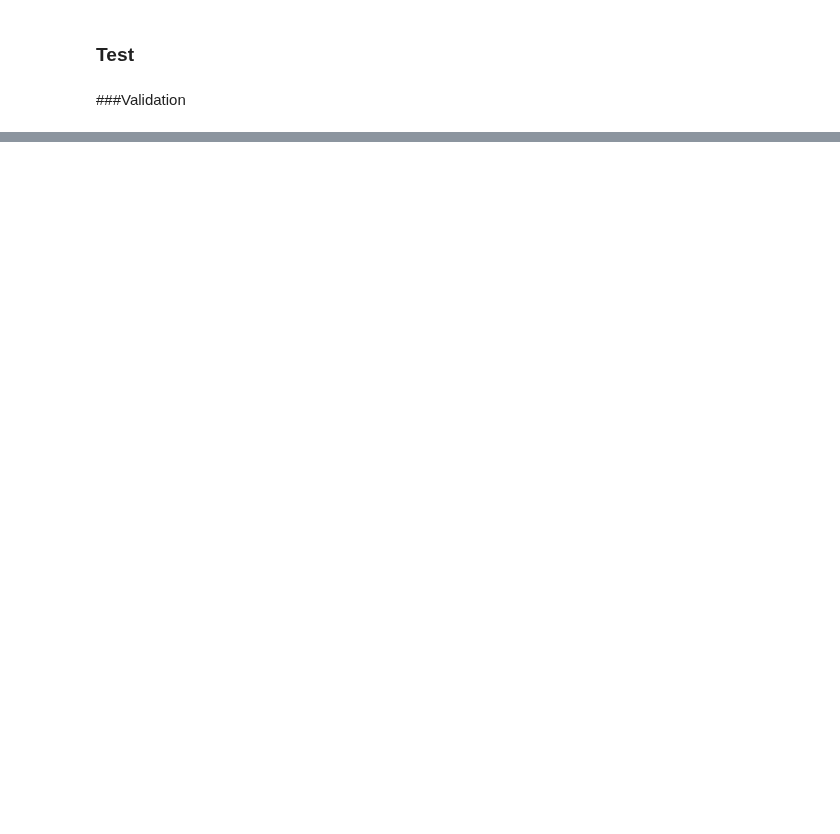
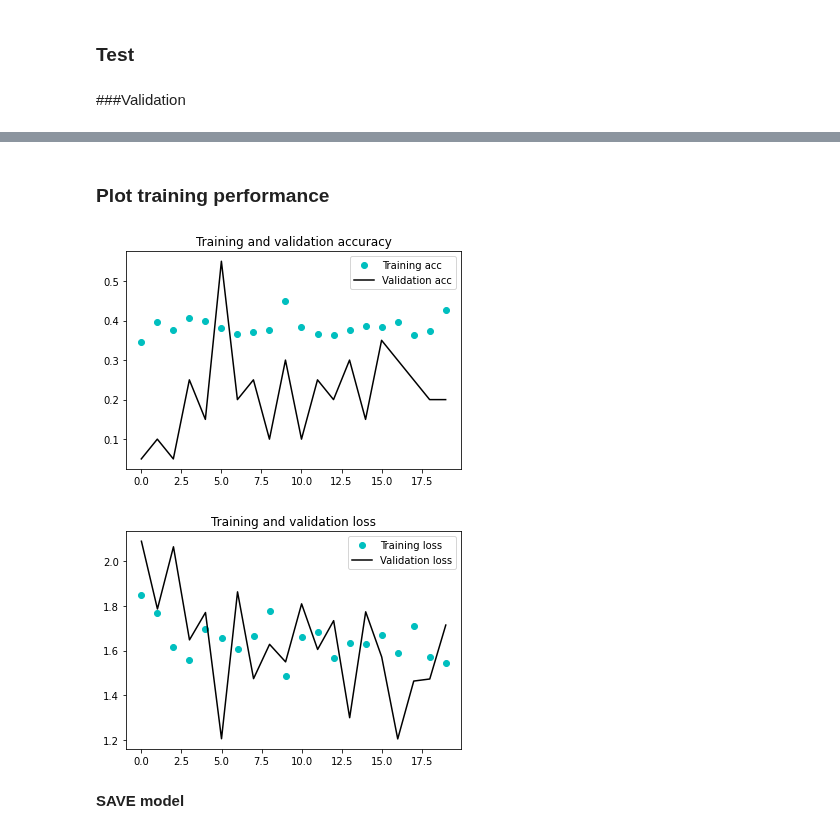
Before and after one commit to kittikhun62/efficientnet_keras_transfer_learning, a Jupyter notebook: new_data_train.ipynb, the cells around one changed output, grey strips where cells are left out. Saved outputs shown, nothing was run; the diff lists cells and outputs as text; code cells hidden in the pictures; blank space fills up the shorter version.

Commit message:
test 20 epoch

```diff
--- a/new_data_train.ipynb
+++ b/new_data_train.ipynb
@@ -202,0 +250,7 @@ print('total test 3 images:', len(os.listdir(test_3_dir)),'\n')
+# %%
+# loading pretrained conv base model
+# โหลดโมเดล มาโดยตัด output ของโมเดลออก เเต่ยังใช้ input อันเดิม
+# เเละโหลด weight ของโมเดล มาด้วยที่ชื่อว่า imagenet
+#EfficientNet สร้างขึ้นสำหรับการจำแนกประเภท ImageNet ประกอบด้วยป้ายกำกับคลาส 1,000 รายการ เรามีเพียง 2 เลเยอร์เท่านั้น ซึ่งหมายความว่าเลเยอร์สองสามเลเยอร์สุดท้ายสำหรับการจำแนกไม่มีประโยชน์สำหรับเรา สามารถยกเว้นได้ขณะโหลดโมเดลโดยระบุอาร์กิวเมนต์ include_top เป็น False และนำไปใช้กับโมเดล ImageNet อื่นๆ ที่มีอยู่ในแอปพลิเคชัน Keras เช่นกัน
+
+conv_base = Net(weights='imagenet', include_top=False, input_shape=input_shape)
@@ -202,0 +368,13 @@ print('total test 3 images:', len(os.listdir(test_3_dir)),'\n')
+# %%
+model.compile(loss='categorical_crossentropy',
+              optimizer=optimizers.RMSprop(lr=2e-5),
+              metrics=['acc'])
+history = model.fit_generator(
+      train_generator,
+      steps_per_epoch= NUM_TRAIN //batch_size,
+      epochs=epochs,
+      validation_data=validation_generator,
+      validation_steps= NUM_TEST //batch_size,
+      verbose=1,
+      use_multiprocessing=True,
+      workers=4)
@@ -202,0 +419,28 @@ print('total test 3 images:', len(os.listdir(test_3_dir)),'\n')
+# %% [markdown]
+### Plot training performance
+# %%
+acc = history.history['acc']
+val_acc = history.history['val_acc']
+loss = history.history['loss']
+val_loss = history.history['val_loss']
+
+epochs_x = range(len(acc))
+
+plt.plot(epochs_x, acc, 'co', label='Training acc')
+plt.plot(epochs_x, val_acc, 'k', label='Validation acc')
+plt.title('Training and validation accuracy')
+plt.legend()
+
+plt.figure()
+
+plt.plot(epochs_x, loss, 'co', label='Training loss')
+plt.plot(epochs_x, val_loss, 'k', label='Validation loss')
+plt.title('Training and validation loss')
+plt.legend()
+
+plt.show()
+# %% [output]
+[figure, added]
+[figure, added]
+# %% [markdown]
+**SAVE model**
```
Also changed, not shown: parts of 22 cells of this notebook.
